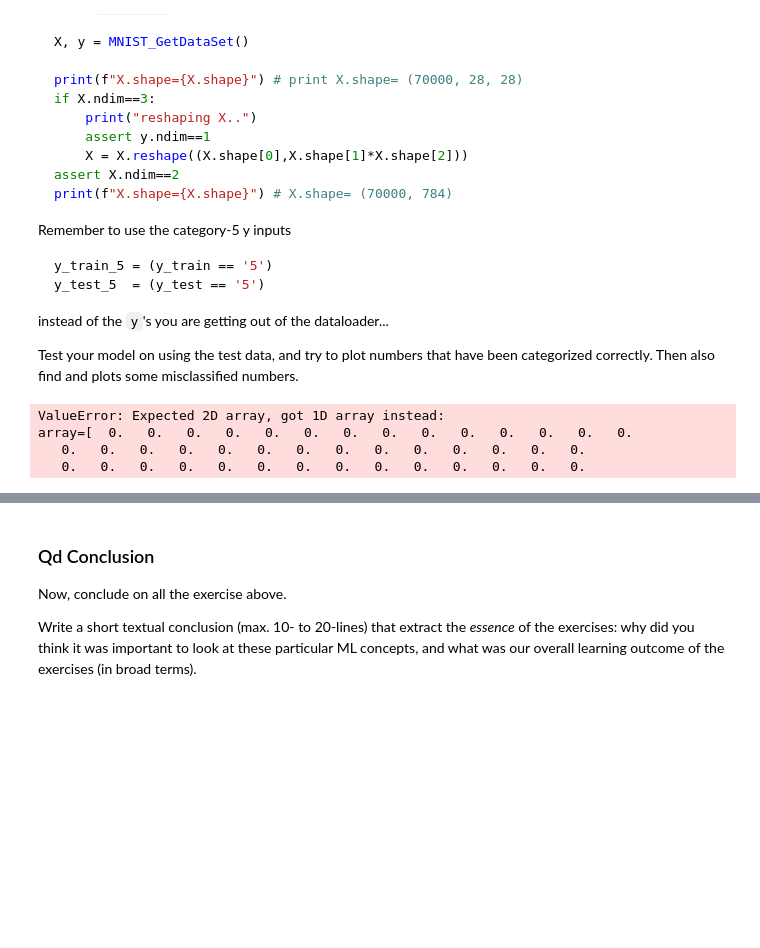
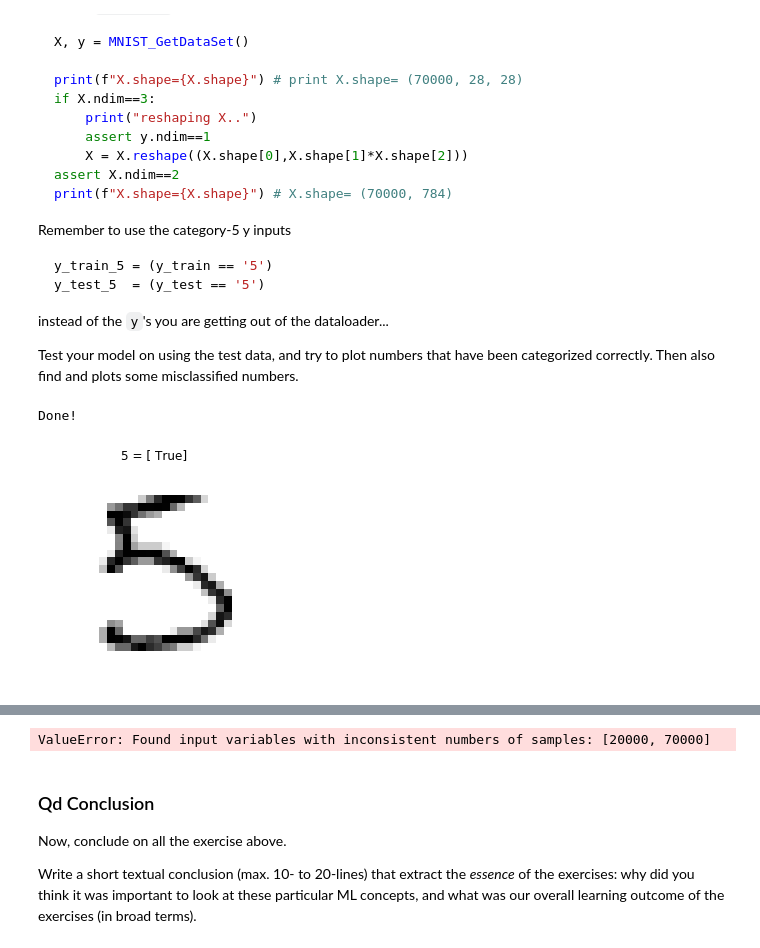
Before and after one commit to Machine-Learning-AU-2020/L02-dummy_classifier, a Jupyter notebook: dummy_classifier.ipynb, the cells around one changed output, grey strips where cells are left out. Cells and saved outputs as stored; diff of their text form; code cells hidden in the pictures; blank space fills up the shorter version.

```diff
--- a/dummy_classifier.ipynb
+++ b/dummy_classifier.ipynb
@@ -44,28 +44,17 @@ def MNIST_PlotDigit(data):
 
 Finally, put the MNIST loader into a single function called `MNIST_GetDataSet()` so you can resuse it later.
 # %%
-# TODO: add your code here..
-
 from sklearn.datasets import fetch_openml
 import matplotlib
 import matplotlib.pyplot as plt
 
 def MNIST_GetDataSet(dataset, scaledivider = 1):
-    X= fetch_openml(f'mnist_{dataset}', version=1, return_X_y=True) # needs to return X, y, replace '??' with suitable parameters!
+    X, y= fetch_openml(f'mnist_{dataset}', version=1, return_X_y=True) # needs to return X, y, replace '??' with suitable parameters!
     #X = X / scaledivider
-    return X
+    return X, y
 
-def MNIST_PlotDigit(data):
+def MNIST_PlotDigit(data, number, res):
     image = data.reshape(28, 28)
+    plt.title(f"{number} = {res}")
     plt.imshow(image, cmap = matplotlib.cm.binary, interpolation="nearest")
     plt.axis("off")
-
-mnist = MNIST_GetDataSet('784')
-
-X, y = mnist["data"], mnist["target"]
-
-MNIST_PlotDigit(X[0])
-
-
-
-#assert False, "TODO: solve Qa, and remove me.."
@@ -74,3 +61,9 @@ TypeError: tuple indices must be integers or slices, not str
+# %%
+# TODO: add your code here..
+
+X, y = MNIST_GetDataSet('784')
+
+#assert False, "TODO: solve Qa, and remove me.."
 # %% [markdown]
 #### Qb  Add a Stochastic Gradient Decent [SGD] Classifier
 
@@ -113,13 +106,15 @@ y_test_5 = (y_test == '5')
 
 sgd_clf = SGDClassifier(random_state=42)
 sgd_clf.fit(X_train, y_train_5)
-
-sgd_clf.predict(X_test[5])
+print('Done!')
 # %% [output]
-ValueError: Expected 2D array, got 1D array instead:
-array=[  0.   0.   0.   0.   0.   0.   0.   0.   0.   0.   0.   0.   0.   0.
-   0.   0.   0.   0.   0.   0.   0.   0.   0.   0.   0.   0.   0.   0.
-   0.   0.   0.   0.   0.   0.   0.   0.   0.   0.   0.   0.   0.   0.
+Done!
+# %%
+numImg =X_test[15]
+pred = sgd_clf.predict([numImg])
+MNIST_PlotDigit(numImg, 5, pred)
+# %% [output]
+[figure, added]
 # %% [markdown]
 #### Qc Implement a dummy binary classifier
 
@@ -146,3 +138,25 @@ assert False, "TODO: solve Qc, and remove me.."
+# %%
+# TODO: add your code here..
+from sklearn.base import BaseEstimator
+from sklearn.model_selection import cross_val_score
+import numpy as np
+
+class DummyClassifier(BaseEstimator):
+    def fit(self, X, y):
+        return self
+
+    def predict(self, x):
+        return np.zeros((len(X), 1), dtype=bool)
+
+
+dummy = DummyClassifier();
+
+
+cross_val_score(dummy, X_train, y_train_5, cv=3, scoring="accuracy")
+
+# assert False, "TODO: solve Qc, and remove me.."
+# %% [output]
+ValueError: Found input variables with inconsistent numbers of samples: [20000, 70000]
 # %% [markdown]
 ### Qd Conclusion
 
```
Also changed, not shown: parts of 2 cells of this notebook.
